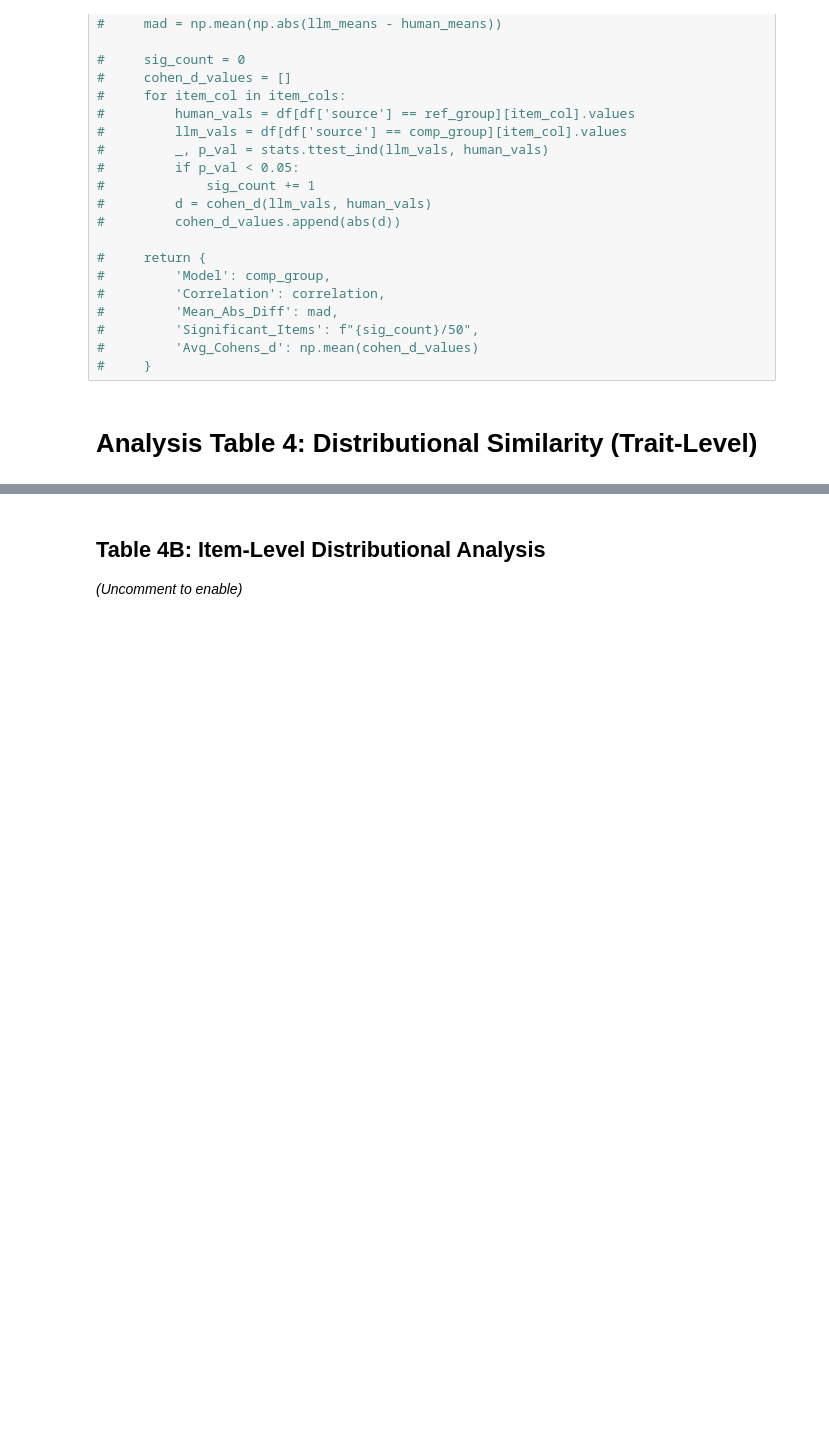
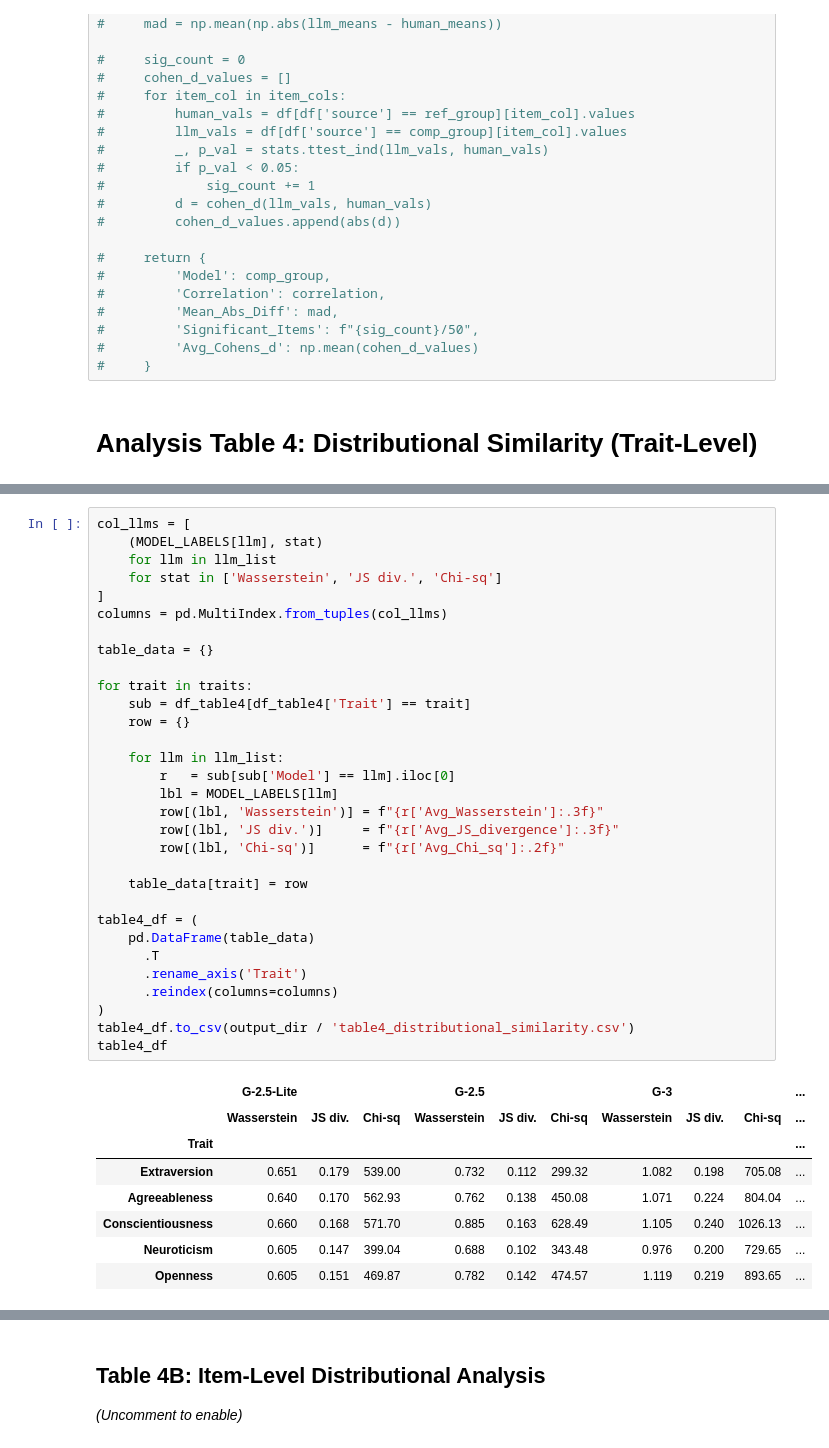
Before and after one commit to arshchowdhry1998/Human-and-LLM-distribution-, a Jupyter notebook: big_five_comparison_analysis.ipynb, the cells around one changed output, grey strips where cells are left out. Cells and saved outputs as stored; diff of their text form; blank space fills up the shorter version.

```diff
--- a/big_five_comparison_analysis.ipynb
+++ b/big_five_comparison_analysis.ipynb
@@ -685,4 +685,44 @@ df_table4.head(20)
 | 17 | Openness | gemini-2.5-flash | 0.781613 | 0.141758 | 474.574884 | item_25 |
 | 18 | Openness | gemini-3-flash-preview | 1.119200 | 0.219050 | 893.649720 | item_35 |
 | 19 | Openness | gemini-3.1-flash-lite-preview | 0.872798 | 0.250689 | 889.970708 | item_35 |
+# %%
+col_llms = [
+    (MODEL_LABELS[llm], stat)
+    for llm in llm_list
+    for stat in ['Wasserstein', 'JS div.', 'Chi-sq']
+]
+columns = pd.MultiIndex.from_tuples(col_llms)
+
+table_data = {}
+
+for trait in traits:
+    sub = df_table4[df_table4['Trait'] == trait]
+    row = {}
+
+    for llm in llm_list:
+        r   = sub[sub['Model'] == llm].iloc[0]
+        lbl = MODEL_LABELS[llm]
+        row[(lbl, 'Wasserstein')] = f"{r['Avg_Wasserstein']:.3f}"
+        row[(lbl, 'JS div.')]     = f"{r['Avg_JS_divergence']:.3f}"
+        row[(lbl, 'Chi-sq')]      = f"{r['Avg_Chi_sq']:.2f}"
+
+    table_data[trait] = row
+
+table4_df = (
+    pd.DataFrame(table_data)
+      .T
+      .rename_axis('Trait')
+      .reindex(columns=columns)
+)
+table4_df.to_csv(output_dir / 'table4_distributional_similarity.csv')
+table4_df
+# %% [output]
+|  | G-2.5-Lite |  |  | G-2.5 |  |  | G-3 |  |  | ... |
+|  | Wasserstein | JS div. | Chi-sq | Wasserstein | JS div. | Chi-sq | Wasserstein | JS div. | Chi-sq | ... |
+| Trait |  |  |  |  |  |  |  |  |  | ... |
+| Extraversion | 0.651 | 0.179 | 539.00 | 0.732 | 0.112 | 299.32 | 1.082 | 0.198 | 705.08 | ... |
+| Agreeableness | 0.640 | 0.170 | 562.93 | 0.762 | 0.138 | 450.08 | 1.071 | 0.224 | 804.04 | ... |
+| Conscientiousness | 0.660 | 0.168 | 571.70 | 0.885 | 0.163 | 628.49 | 1.105 | 0.240 | 1026.13 | ... |
+| Neuroticism | 0.605 | 0.147 | 399.04 | 0.688 | 0.102 | 343.48 | 0.976 | 0.200 | 729.65 | ... |
+| Openness | 0.605 | 0.151 | 469.87 | 0.782 | 0.142 | 474.57 | 1.119 | 0.219 | 893.65 | ... |
 # %%
```
Also changed, not shown: parts of 5 cells of this notebook, 3 other files.
